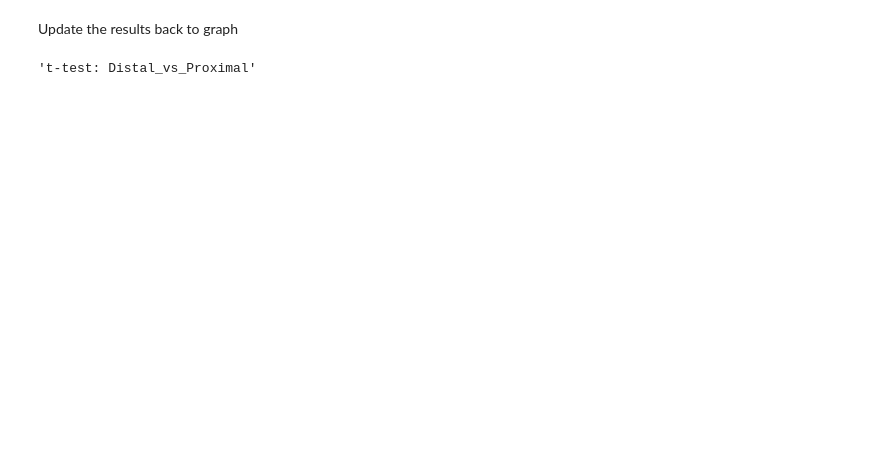
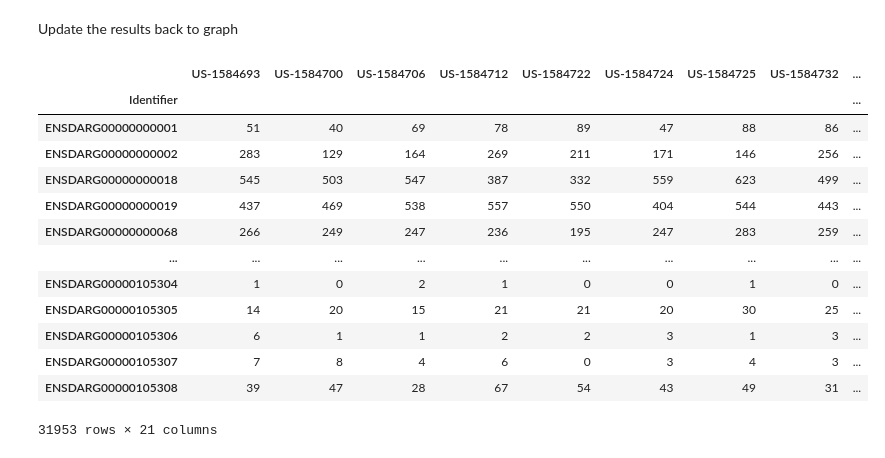
Before and after one commit to glasgowcompbio/pyMultiOmics, a Jupyter notebook: notebooks/analysis_zebrafish.ipynb, the cells around one changed output. Saved outputs shown, nothing was run; the diff lists cells and outputs as text; code cells hidden in the pictures; blank space fills up the shorter version.

Commit message:
Added some simple case-control analysis from WebOmics

```diff
--- a/notebooks/analysis_zebrafish.ipynb
+++ b/notebooks/analysis_zebrafish.ipynb
@@ -84,10 +84,6 @@ from pyMultiOmics.pipelines import *
 # %%
-data_type = GENOMICS
-min_replace = SMALL
-
-data_df = m.gene_df
-design_df = m.gene_design
-
+data_type = GENES
+data_df, design_df = m.get_dfs(data_type)
 case = 'Distal'
 control = 'Proximal'
 # %%
@@ -114,7 +113,2 @@ result_df
 # %% [markdown]
 Update the results back to graph
-# %%
-display_name = 't-test: %s_vs_%s' % (case, control)
-display_name
-# %% [output]
-'t-test: Distal_vs_Proximal'
@@ -120,0 +117,17 @@ display_name
+# %%
+data_df
+# %% [output]
+|  | US-1584693 | US-1584700 | US-1584706 | US-1584712 | US-1584722 | US-1584724 | US-1584725 | US-1584732 | ... |
+| Identifier |  |  |  |  |  |  |  |  | ... |
+| ENSDARG00000000001 | 51 | 40 | 69 | 78 | 89 | 47 | 88 | 86 | ... |
+| ENSDARG00000000002 | 283 | 129 | 164 | 269 | 211 | 171 | 146 | 256 | ... |
+| ENSDARG00000000018 | 545 | 503 | 547 | 387 | 332 | 559 | 623 | 499 | ... |
+| ENSDARG00000000019 | 437 | 469 | 538 | 557 | 550 | 404 | 544 | 443 | ... |
+| ENSDARG00000000068 | 266 | 249 | 247 | 236 | 195 | 247 | 283 | 259 | ... |
+| ... | ... | ... | ... | ... | ... | ... | ... | ... | ... |
+| ENSDARG00000105304 | 1 | 0 | 2 | 1 | 0 | 0 | 1 | 0 | ... |
+| ENSDARG00000105305 | 14 | 20 | 15 | 21 | 21 | 20 | 30 | 25 | ... |
+| ENSDARG00000105306 | 6 | 1 | 1 | 2 | 2 | 3 | 1 | 3 | ... |
+| ENSDARG00000105307 | 7 | 8 | 4 | 6 | 0 | 3 | 4 | 3 | ... |
+| ENSDARG00000105308 | 39 | 47 | 28 | 67 | 54 | 43 | 49 | 31 | ... |
+31953 rows × 21 columns
```
Also changed, not shown: parts of 11 cells of this notebook, 3 other files.
